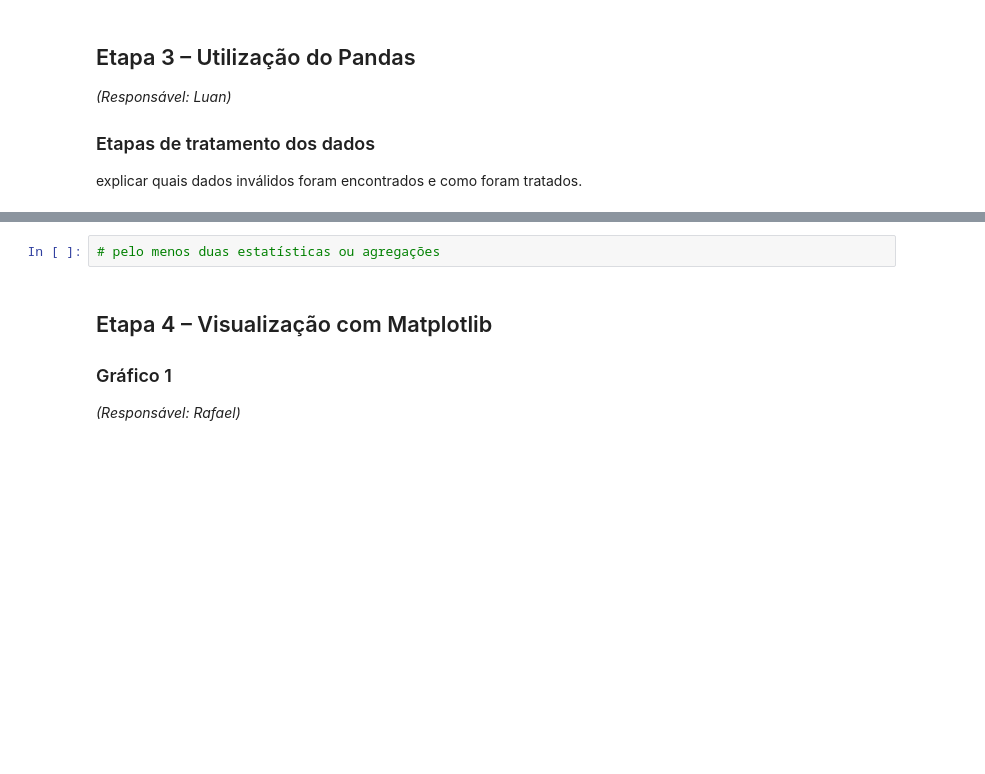
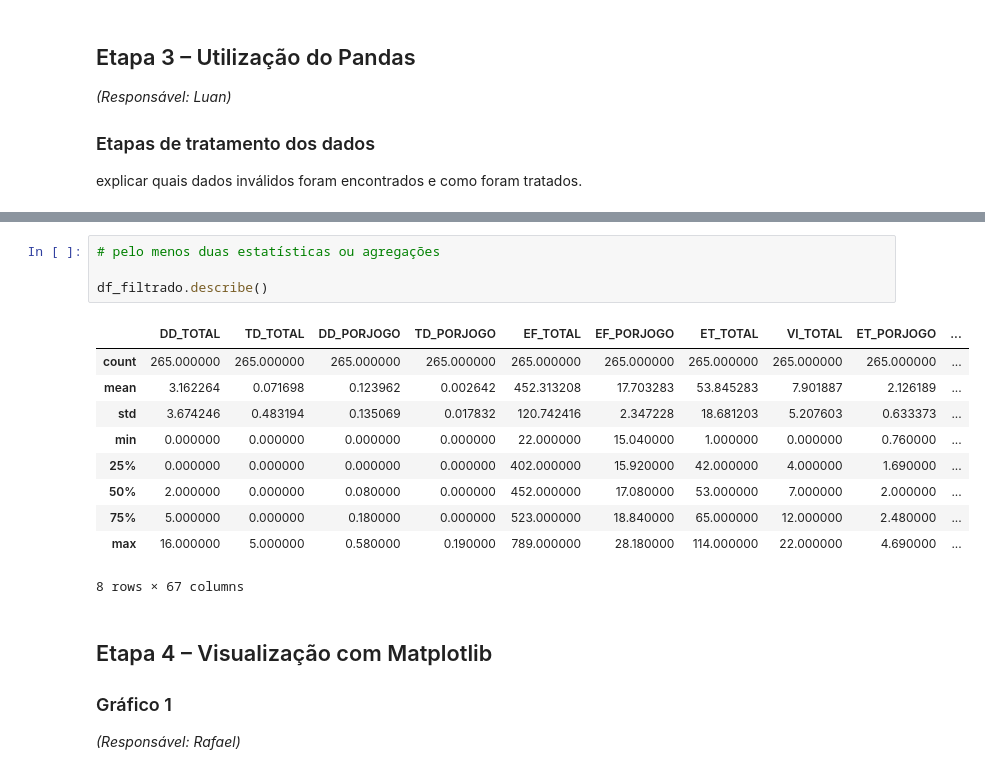
Before and after one commit to Rafa516/projeto-IPCC-IFSP, a Jupyter notebook: trabalho.ipynb, the cells around one changed output, grey strips where cells are left out. Saved outputs shown, nothing was run; the diff lists cells and outputs as text; blank space fills up the shorter version.

```diff
--- a/trabalho.ipynb
+++ b/trabalho.ipynb
@@ -414,5 +521,18 @@ explicar quais dados inválidos foram encontrados e como foram tratados.
 # %%
 # pelo menos duas estatísticas ou agregações
+
+df_filtrado.describe()
+# %% [output]
+|  | DD_TOTAL | TD_TOTAL | DD_PORJOGO | TD_PORJOGO | EF_TOTAL | EF_PORJOGO | ET_TOTAL | VI_TOTAL | ET_PORJOGO | ... |
+| count | 265.000000 | 265.000000 | 265.000000 | 265.000000 | 265.000000 | 265.000000 | 265.000000 | 265.000000 | 265.000000 | ... |
+| mean | 3.162264 | 0.071698 | 0.123962 | 0.002642 | 452.313208 | 17.703283 | 53.845283 | 7.901887 | 2.126189 | ... |
+| std | 3.674246 | 0.483194 | 0.135069 | 0.017832 | 120.742416 | 2.347228 | 18.681203 | 5.207603 | 0.633373 | ... |
+| min | 0.000000 | 0.000000 | 0.000000 | 0.000000 | 22.000000 | 15.040000 | 1.000000 | 0.000000 | 0.760000 | ... |
+| 25% | 0.000000 | 0.000000 | 0.000000 | 0.000000 | 402.000000 | 15.920000 | 42.000000 | 4.000000 | 1.690000 | ... |
+| 50% | 2.000000 | 0.000000 | 0.080000 | 0.000000 | 452.000000 | 17.080000 | 53.000000 | 7.000000 | 2.000000 | ... |
+| 75% | 5.000000 | 0.000000 | 0.180000 | 0.000000 | 523.000000 | 18.840000 | 65.000000 | 12.000000 | 2.480000 | ... |
+| max | 16.000000 | 5.000000 | 0.580000 | 0.190000 | 789.000000 | 28.180000 | 114.000000 | 22.000000 | 4.690000 | ... |
+8 rows × 67 columns
 # %% [markdown]
 ## Etapa 4 – Visualização com Matplotlib
 
```
Also changed, not shown: parts of 13 cells of this notebook.
